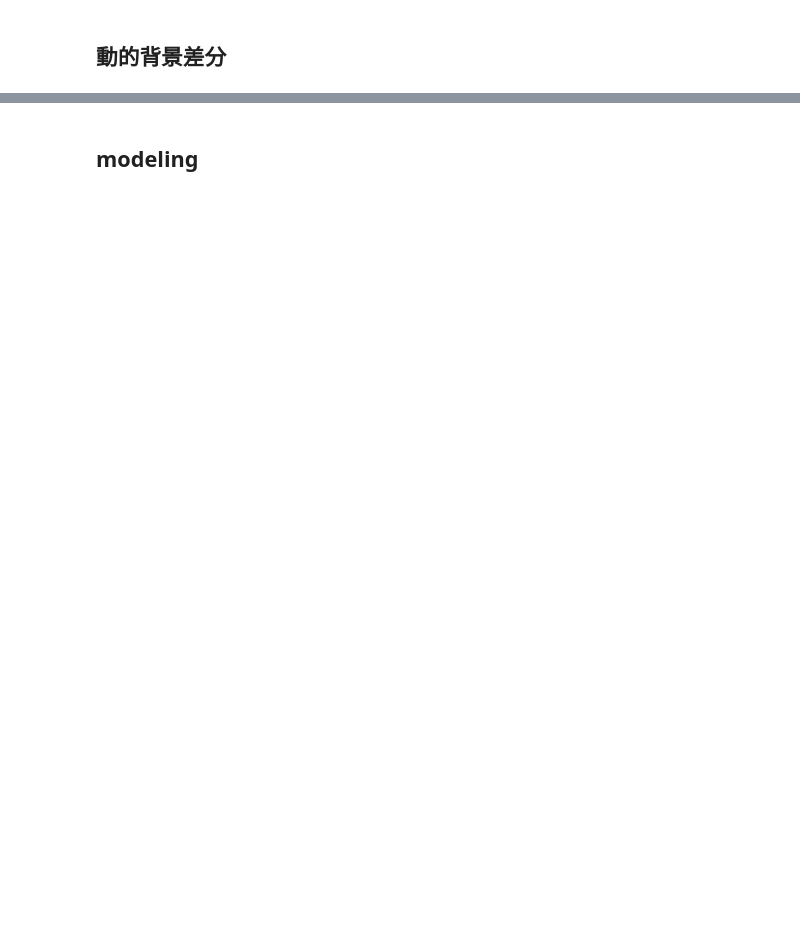
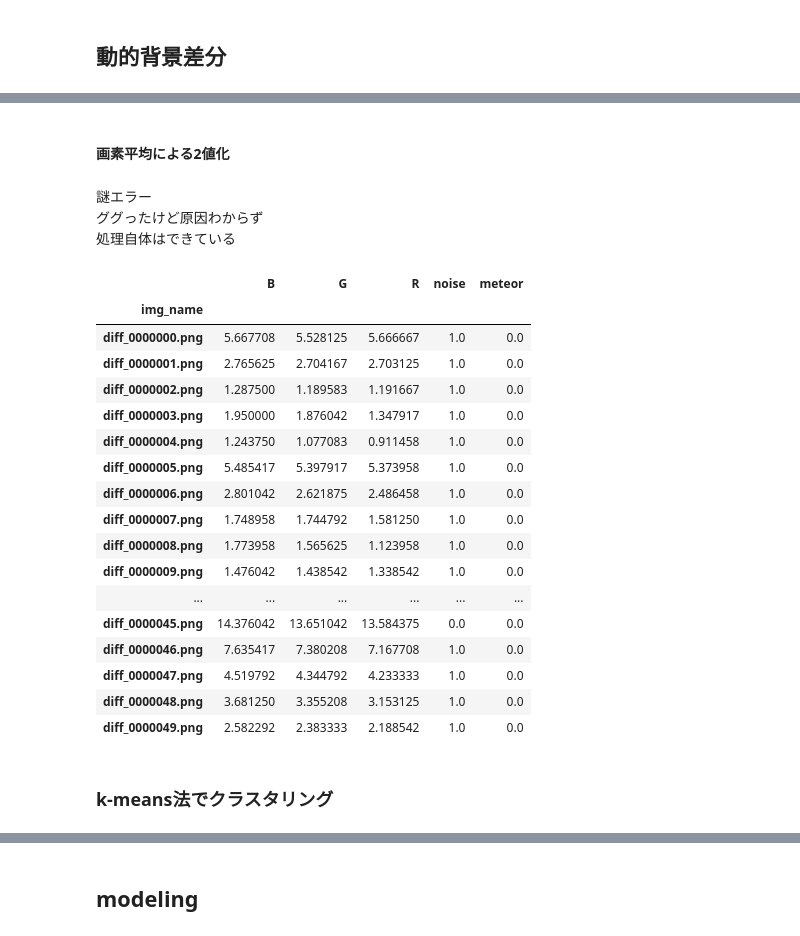
Before and after one commit to aj1m0n/signate, a Jupyter notebook: Meteor/Meteor.ipynb, the cells around one changed output, grey strips where cells are left out. Saved outputs shown, nothing was run; the diff lists cells and outputs as text; code cells hidden in the pictures; blank space fills up the shorter version.

```diff
--- a/Meteor/Meteor.ipynb
+++ b/Meteor/Meteor.ipynb
@@ -236,0 +172,62 @@ mov_org.release()
+# %%
+#imagedata
+dif_train_csv = pd.read_csv("../input/diff2_train.csv", header=None)
+
+#RGB dataframe
+
+dfRGB = pd.DataFrame([], columns=['img_name','B', 'G', 'R'])
+
+# 画像の読み込み(RGB)
+for  row in dif_train_csv.iloc[:,0]:
+    img = cv2.imread('../input/diff_train/%s' % row)
+    B = np.average(img[0], axis = 0) # 軸(axis)を指定する。2次元配列でaxis =0のときは行方向の平均を
+    G = np.average(img[1], axis = 0)
+    R = np.average(img[2], axis = 0)
+    B = B.mean()
+    G = G.mean()
+    R = R.mean()
+    series = pd.Series([str(row), B, G, R], index=dfRGB.columns)
+    dfRGB = dfRGB.append(series, ignore_index=True)
+# %%
+dfRGB = dfRGB.set_index('img_name')
+# %% [markdown]
+#### 画素平均による2値化
+# %% [markdown]
+謎エラー<br>
+ググったけど原因わからず<br>
+処理自体はできている
+# %%
+for index, row in dfRGB.iterrows():
+    #print(row.sum())
+    if (row[["B", "G", "R"]].sum()) <= (25):
+        dfRGB.loc[index,"noise"] = 1
+    else:
+        dfRGB.loc[index, "noise"] = 0
+# %%
+x = 0
+for  row in dif_train_csv.iloc[:,0]:
+    dfRGB.loc[row, "meteor"] = dif_train_csv.iloc[x,1]
+    x+=1
+# %%
+dfRGB.head(50)
+# %% [output]
+|  | B | G | R | noise | meteor |
+| img_name |  |  |  |  |  |
+| diff_0000000.png | 5.667708 | 5.528125 | 5.666667 | 1.0 | 0.0 |
+| diff_0000001.png | 2.765625 | 2.704167 | 2.703125 | 1.0 | 0.0 |
+| diff_0000002.png | 1.287500 | 1.189583 | 1.191667 | 1.0 | 0.0 |
+| diff_0000003.png | 1.950000 | 1.876042 | 1.347917 | 1.0 | 0.0 |
+| diff_0000004.png | 1.243750 | 1.077083 | 0.911458 | 1.0 | 0.0 |
+| diff_0000005.png | 5.485417 | 5.397917 | 5.373958 | 1.0 | 0.0 |
+| diff_0000006.png | 2.801042 | 2.621875 | 2.486458 | 1.0 | 0.0 |
+| diff_0000007.png | 1.748958 | 1.744792 | 1.581250 | 1.0 | 0.0 |
+| diff_0000008.png | 1.773958 | 1.565625 | 1.123958 | 1.0 | 0.0 |
+| diff_0000009.png | 1.476042 | 1.438542 | 1.338542 | 1.0 | 0.0 |
+| ... | ... | ... | ... | ... | ... |
+| diff_0000045.png | 14.376042 | 13.651042 | 13.584375 | 0.0 | 0.0 |
+| diff_0000046.png | 7.635417 | 7.380208 | 7.167708 | 1.0 | 0.0 |
+| diff_0000047.png | 4.519792 | 4.344792 | 4.233333 | 1.0 | 0.0 |
+| diff_0000048.png | 3.681250 | 3.355208 | 3.153125 | 1.0 | 0.0 |
+| diff_0000049.png | 2.582292 | 2.383333 | 2.188542 | 1.0 | 0.0 |
+# %% [markdown]
+### k-means法でクラスタリング
```
Also changed, not shown: parts of 25 cells of this notebook.
